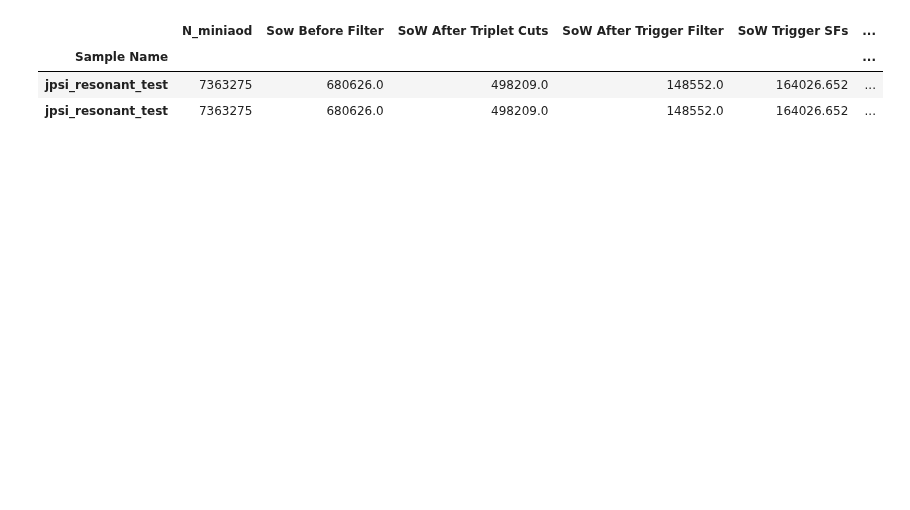
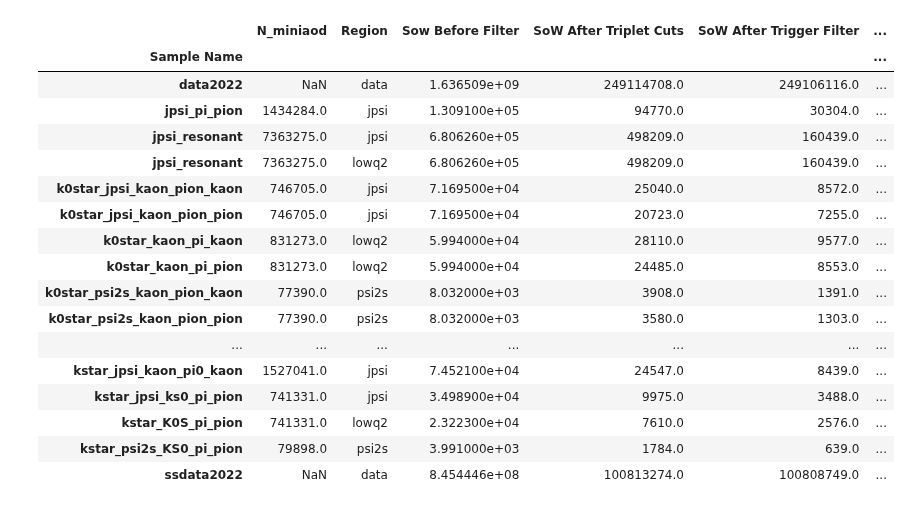
Before and after one commit to DiElectronX/r3k-integration, a Jupyter notebook: notebooks/tables_maker.ipynb, the cells around one changed output. Cells and saved outputs as stored; diff of their text form; code cells hidden in the pictures; blank space fills up the shorter version.

```diff
--- a/notebooks/tables_maker.ipynb
+++ b/notebooks/tables_maker.ipynb
@@ -9,6 +9,7 @@ from uncertainties import ufloat, UFloat
 # --- CONFIGURATION ---
 TRIGGER_TAG = 'mix'
 FONLL_FACTOR = 0.7878582119
+#FONLL_FACTOR = 1
 
 EXTERNAL_ACCEPTANCES = {
     'jpsi_resonant':  ufloat(0.022, 0.00739),
@@ -17,11 +18,12 @@ EXTERNAL_ACCEPTANCES = {
 }
 
 # Paths
-log_dir = '../data/logs'
+log_dir = '../../data/logs'
 path_s1 = os.path.join(log_dir, f'cutflow_step1_{TRIGGER_TAG}.csv')
 path_s2 = os.path.join(log_dir, f'cutflow_step2_{TRIGGER_TAG}.csv')
 
 # Load Step 1
+print(path_s1)
 df1 = pd.read_csv(path_s1)
 
 # Load Step 2
@@ -57,5 +59,5 @@ df.drop(columns=['Trigger_Mode', 'is_data', 'target_trigger'], errors='ignore',
 df.set_index('Sample Name', inplace=True)
 
 print("Data Loaded")
-display(df.head())
+display(df.head(10))
 # %% [output]
@@ -67,46 +78,69 @@ Data Loaded
 # %%
 # Key: Sample Name (Partial match allowed), Value: Raw N_miniaod
 raw_miniaod_map = {
-    'jpsi_resonant_test':             9345940,
-    'Bu_kaon_jpsi_resonant':          9345940,
-    'Bu_kaon_psi2s_resonant':         1013269,
-    'Bu_kaon_lowq_resonant':          9736873,
-    'Bu_kstar_jpsi_kaon_pi0_kaon':    1938219,
-    'Bu_kstar_jpsi_ks0_pi_pion':      940945,
-    'Bd_k0star_jpsi_kaon_pion_kaon':  947766,
-    'Bd_k0star_jpsi_kaon_pion_pion':  947766,
-    'Bu_kaon_chic1_jpsi_kaon':        1996426,
-    'Bu_jpsi_pi_pion':                1820486,
-    'Bu_kstar_psi2s_KS0_pi_pion':     101412,
-    'Bd_k0star_psi2s_kaon_pion_kaon': 98229,
-    'Bd_k0star_psi2s_kaon_pion_pion': 98229,
-    'Bu_kstar_K0S_pi_pion':           940945,
-    'Bd_k0star_kaon_pi_kaon':         1055106,
-    'Bd_k0star_kaon_pi_pion':         1055106,
+    'jpsi_resonant':               9345940,
+    'kaon_jpsi_resonant':          9345940,
+    'kaon_psi2s_resonant':         1013269,
+    'kaon_lowq_resonant':          9736873,
+    'kstar_jpsi_kaon_pi0_kaon':    1938219,
+    'kstar_jpsi_ks0_pi_pion':      940945,
+    'k0star_jpsi_kaon_pion_kaon':  947766,
+    'k0star_jpsi_kaon_pion_pion':  947766,
+    'kaon_chic1_jpsi_kaon':        1996426,
+    'jpsi_pi_pion':                1820486,
+    'kstar_psi2s_KS0_pi_pion':     101412,
+    'k0star_psi2s_kaon_pion_kaon': 98229,
+    'k0star_psi2s_kaon_pion_pion': 98229,
+    'kstar_K0S_pi_pion':           940945,
+    'k0star_kaon_pi_kaon':         1055106,
+    'k0star_kaon_pi_pion':         1055106,
 }
 
 # Apply FONLL Factor
 pre_columns = {k: int(v * FONLL_FACTOR) for k, v in raw_miniaod_map.items()}
 
 # Helper to find the matching key in the Dataframe index
 def match_miniaod(row_name):
     for key, val in pre_columns.items():
         if key in row_name: # Simple substring match
             return val
     return np.nan
 
+"""
 # Insert N_miniaod at the start
 df.insert(0, 'N_miniaod', df.index.map(match_miniaod))
 
 # Ensure columns are ordered logically
 cols = ['N_miniaod', 'Sow Before Filter', 'SoW After Triplet Cuts', 'SoW After Trigger Filter', 'SoW Trigger SFs', 'SoW After Preselection BDT Cut', 'SoW After Anti-D0 Cuts', 'SoW After q2 Cuts', 'SoW After BDT']
 # Filter to keep only columns that actually exist
 cols = [c for c in cols if c in df.columns]
 df = df[cols + [c for c in df.columns if c not in cols]] # Append extra columns like 'Region' at end
+"""
+
+# compute mapping
+df["N_miniaod"] = df.index.map(match_miniaod)
+
+# reorder columns
+cols = ["N_miniaod"] + [c for c in df.columns if c != "N_miniaod"]
+df = df[cols]
 
 display(df)
 # %% [output]
-|  | N_miniaod | Sow Before Filter | SoW After Triplet Cuts | SoW After Trigger Filter | SoW Trigger SFs | ... |
+|  | N_miniaod | Region | Sow Before Filter | SoW After Triplet Cuts | SoW After Trigger Filter | ... |
 | Sample Name |  |  |  |  |  | ... |
-| jpsi_resonant_test | 7363275 | 680626.0 | 498209.0 | 148552.0 | 164026.652 | ... |
-| jpsi_resonant_test | 7363275 | 680626.0 | 498209.0 | 148552.0 | 164026.652 | ... |
+| data2022 | NaN | data | 1.636509e+09 | 249114708.0 | 249106116.0 | ... |
+| jpsi_pi_pion | 1434284.0 | jpsi | 1.309100e+05 | 94770.0 | 30304.0 | ... |
+| jpsi_resonant | 7363275.0 | jpsi | 6.806260e+05 | 498209.0 | 160439.0 | ... |
+| jpsi_resonant | 7363275.0 | lowq2 | 6.806260e+05 | 498209.0 | 160439.0 | ... |
+| k0star_jpsi_kaon_pion_kaon | 746705.0 | jpsi | 7.169500e+04 | 25040.0 | 8572.0 | ... |
+| k0star_jpsi_kaon_pion_pion | 746705.0 | jpsi | 7.169500e+04 | 20723.0 | 7255.0 | ... |
+| k0star_kaon_pi_kaon | 831273.0 | lowq2 | 5.994000e+04 | 28110.0 | 9577.0 | ... |
+| k0star_kaon_pi_pion | 831273.0 | lowq2 | 5.994000e+04 | 24485.0 | 8553.0 | ... |
+| k0star_psi2s_kaon_pion_kaon | 77390.0 | psi2s | 8.032000e+03 | 3908.0 | 1391.0 | ... |
+| k0star_psi2s_kaon_pion_pion | 77390.0 | psi2s | 8.032000e+03 | 3580.0 | 1303.0 | ... |
+| ... | ... | ... | ... | ... | ... | ... |
+| kstar_jpsi_kaon_pi0_kaon | 1527041.0 | jpsi | 7.452100e+04 | 24547.0 | 8439.0 | ... |
+| kstar_jpsi_ks0_pi_pion | 741331.0 | jpsi | 3.498900e+04 | 9975.0 | 3488.0 | ... |
+| kstar_K0S_pi_pion | 741331.0 | lowq2 | 2.322300e+04 | 7610.0 | 2576.0 | ... |
+| kstar_psi2s_KS0_pi_pion | 79898.0 | psi2s | 3.991000e+03 | 1784.0 | 639.0 | ... |
+| ssdata2022 | NaN | data | 8.454446e+08 | 100813274.0 | 100808749.0 | ... |
```
Also changed, not shown: parts of 8 cells of this notebook, 8 other files.
